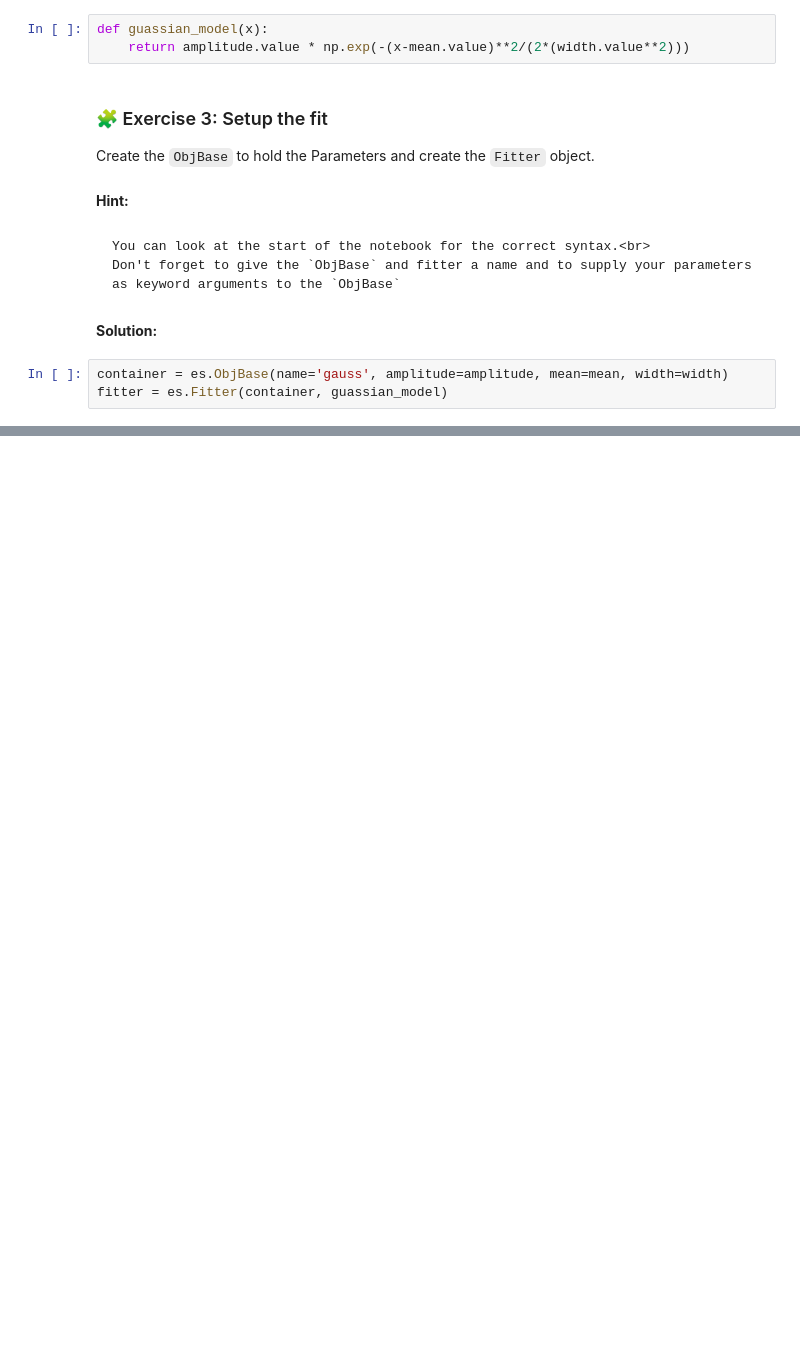
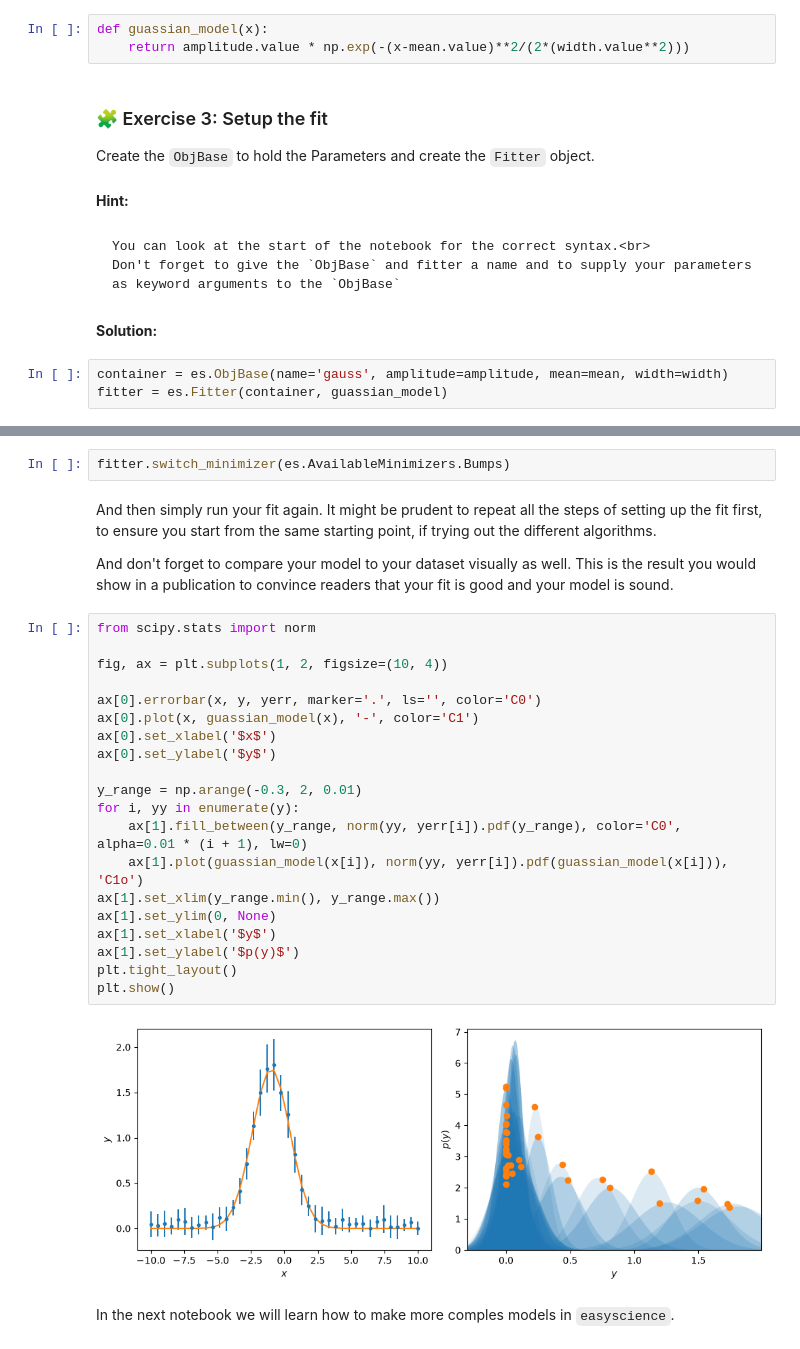
Before and after one commit to ess-dmsc-dram/dmsc-school, a Jupyter notebook: 5-analysis/1-easyscience_fitting.ipynb, the cells around one changed output, grey strips where cells are left out. Saved outputs shown, nothing was run; the diff lists cells and outputs as text; blank space fills up the shorter version.

Commit message:
Update a lot of analysis notebooks . . .

```diff
--- a/5-analysis/1-easyscience_fitting.ipynb
+++ b/5-analysis/1-easyscience_fitting.ipynb
@@ -255,0 +279,30 @@ fitter = es.Fitter(container, guassian_model)
+# %%
+fitter.switch_minimizer(es.AvailableMinimizers.Bumps)
+# %% [markdown]
+And then simply run your fit again. It might be prudent to repeat all the steps of setting up the fit first, to ensure you start from the same starting point, if trying out the different algorithms.
+
+And don't forget to compare your model to your dataset visually as well. This is the result you would show in a publication to convince readers that your fit is good and your model is sound.
+# %%
+from scipy.stats import norm
+
+fig, ax = plt.subplots(1, 2, figsize=(10, 4))
+
+ax[0].errorbar(x, y, yerr, marker='.', ls='', color='C0')
+ax[0].plot(x, guassian_model(x), '-', color='C1')
+ax[0].set_xlabel('$x$')
+ax[0].set_ylabel('$y$')
+
+y_range = np.arange(-0.3, 2, 0.01)
+for i, yy in enumerate(y):
+    ax[1].fill_between(y_range, norm(yy, yerr[i]).pdf(y_range), color='C0', alpha=0.01 * (i + 1), lw=0)
+    ax[1].plot(guassian_model(x[i]), norm(yy, yerr[i]).pdf(guassian_model(x[i])), 'C1o')
+ax[1].set_xlim(y_range.min(), y_range.max())
+ax[1].set_ylim(0, None)
+ax[1].set_xlabel('$y$')
+ax[1].set_ylabel('$p(y)$')
+plt.tight_layout()
+plt.show()
+# %% [output]
+[figure, added]
+# %% [markdown]
+In the next notebook we will learn how to make more comples models in `easyscience`.
```
Also changed, not shown: parts of 8 cells of this notebook, 12 other files.
